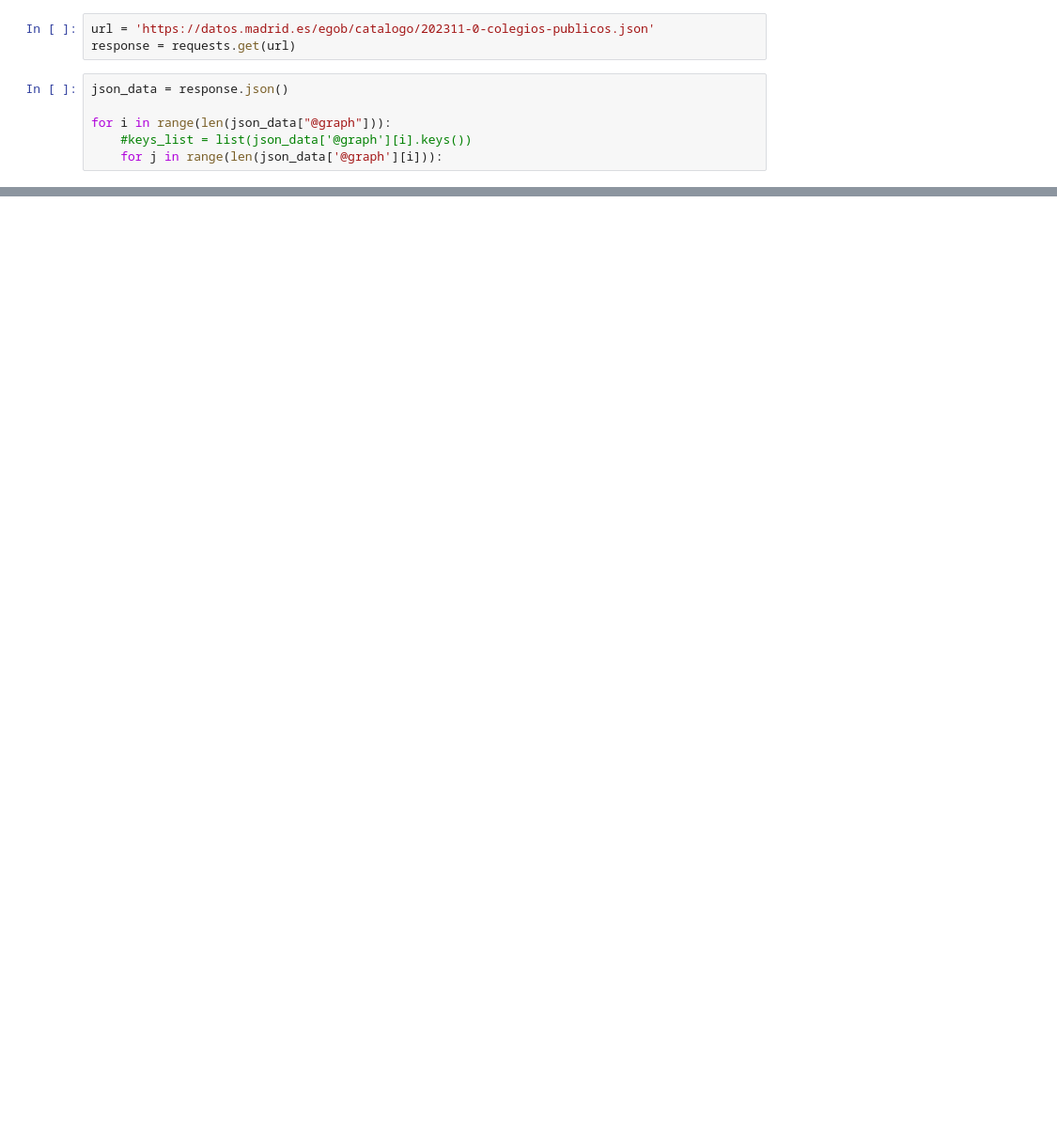
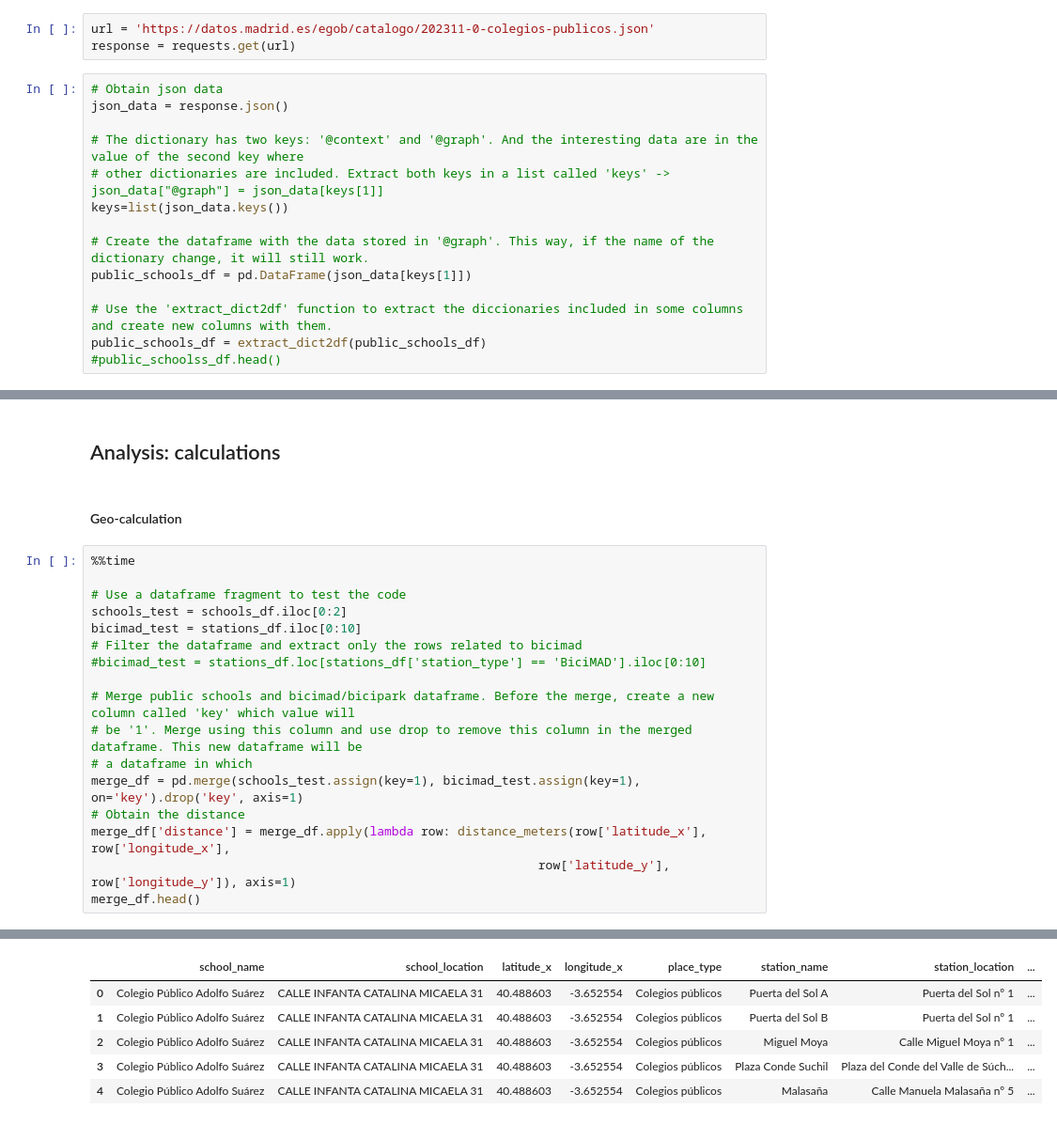
Before and after one commit to CarlosSanchezVicente/ih_datamadpt0923_project_m1, a Jupyter notebook: notebooks/Import_and_clean_data.ipynb, the cells around one changed output, grey strips where cells are left out. Shown at 94% size. Drawn from its saved outputs; the diff is of its cells as text; blank space fills up the shorter version.

```diff
--- a/notebooks/Import_and_clean_data.ipynb
+++ b/notebooks/Import_and_clean_data.ipynb
@@ -60,8 +181,16 @@ bicipark_df.head()
 url = 'https://datos.madrid.es/egob/catalogo/202311-0-colegios-publicos.json'
 response = requests.get(url)
 # %%
+# Obtain json data
 json_data = response.json()
 
-for i in range(len(json_data["@graph"])):
-    #keys_list = list(json_data['@graph'][i].keys())
-    for j in range(len(json_data['@graph'][i])):
+# The dictionary has two keys: '@context' and '@graph'. And the interesting data are in the value of the second key where
+# other dictionaries are included. Extract both keys in a list called 'keys' -> json_data["@graph"] = json_data[keys[1]]
+keys=list(json_data.keys())
+
+# Create the dataframe with the data stored in '@graph'. This way, if the name of the dictionary change, it will still work.
+public_schools_df = pd.DataFrame(json_data[keys[1]])
+
+# Use the 'extract_dict2df' function to extract the diccionaries included in some columns and create new columns with them.
+public_schools_df = extract_dict2df(public_schools_df)
+#public_schoolss_df.head()
@@ -99,0 +211,22 @@ len(json_data['@graph'][0])
+# %% [markdown]
+## Analysis: calculations
+# %% [markdown]
+#### Geo-calculation
+# %%
+%%time
+
+# Use a dataframe fragment to test the code
+schools_test = schools_df.iloc[0:2]
+bicimad_test = stations_df.iloc[0:10]
+# Filter the dataframe and extract only the rows related to bicimad
+#bicimad_test = stations_df.loc[stations_df['station_type'] == 'BiciMAD'].iloc[0:10]
+
+# Merge public schools and bicimad/bicipark dataframe. Before the merge, create a new column called 'key' which value will
+# be '1'. Merge using this column and use drop to remove this column in the merged dataframe. This new dataframe will be
+# a dataframe in which
+merge_df = pd.merge(schools_test.assign(key=1), bicimad_test.assign(key=1), on='key').drop('key', axis=1)
+# Obtain the distance
+merge_df['distance'] = merge_df.apply(lambda row: distance_meters(row['latitude_x'], row['longitude_x'],
+                                                             row['latitude_y'], row['longitude_y']), axis=1)
+merge_df.head()
+# %% [output]
@@ -99,0 +235,6 @@ len(json_data['@graph'][0])
+|  | school_name | school_location | latitude_x | longitude_x | place_type | station_name | station_location | ... |
+| 0 | Colegio Público Adolfo Suárez | CALLE INFANTA CATALINA MICAELA 31 | 40.488603 | -3.652554 | Colegios públicos | Puerta del Sol A | Puerta del Sol nº 1 | ... |
+| 1 | Colegio Público Adolfo Suárez | CALLE INFANTA CATALINA MICAELA 31 | 40.488603 | -3.652554 | Colegios públicos | Puerta del Sol B | Puerta del Sol nº 1 | ... |
+| 2 | Colegio Público Adolfo Suárez | CALLE INFANTA CATALINA MICAELA 31 | 40.488603 | -3.652554 | Colegios públicos | Miguel Moya | Calle Miguel Moya nº 1 | ... |
+| 3 | Colegio Público Adolfo Suárez | CALLE INFANTA CATALINA MICAELA 31 | 40.488603 | -3.652554 | Colegios públicos | Plaza Conde Suchil | Plaza del Conde del Valle de Súch... | ... |
+| 4 | Colegio Público Adolfo Suárez | CALLE INFANTA CATALINA MICAELA 31 | 40.488603 | -3.652554 | Colegios públicos | Malasaña | Calle Manuela Malasaña nº 5 | ... |
```
Also changed, not shown: parts of 29 cells of this notebook, 1 other file.
